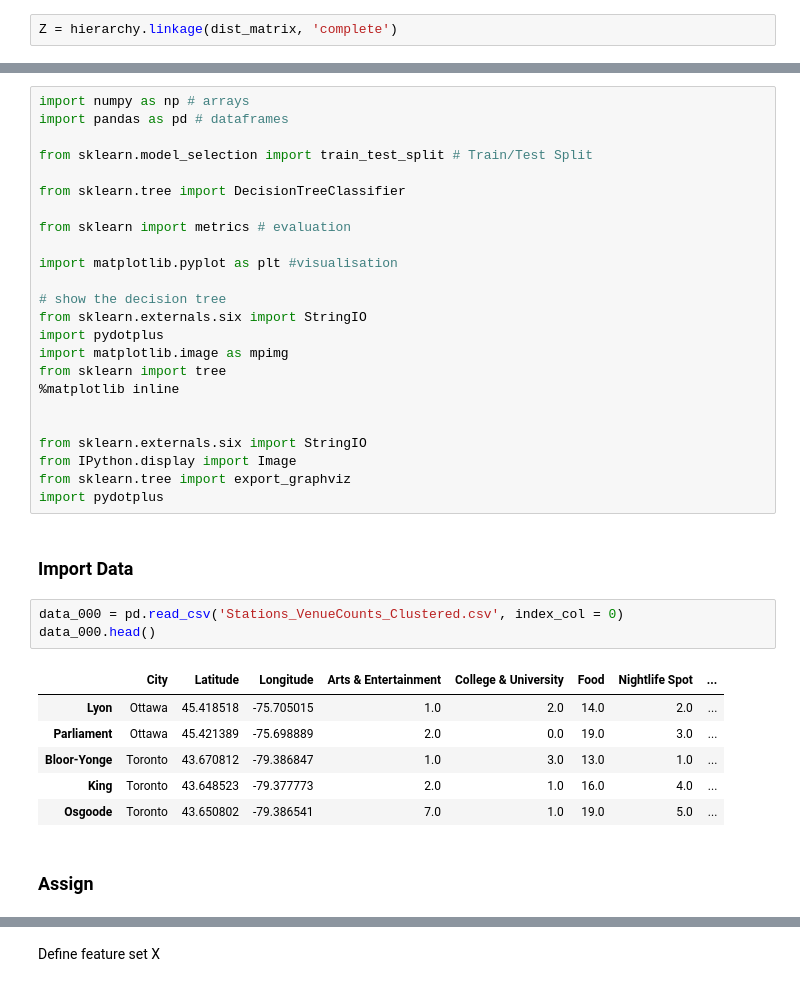
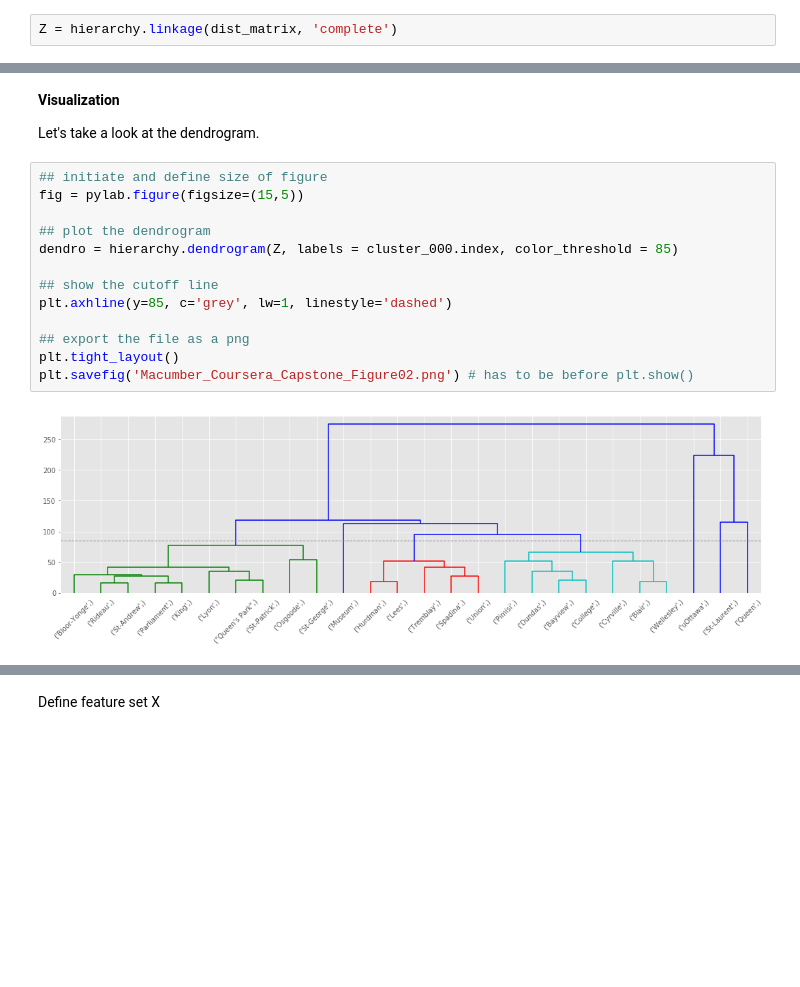
Before and after one commit to AMacumber/Coursera_Capstone, a Jupyter notebook: Macumber_Coursera_Capstone_Notebook.ipynb, the cells around one changed output, grey strips where cells are left out. Saved outputs shown, nothing was run; the diff lists cells and outputs as text; blank space fills up the shorter version.

```diff
--- a/Macumber_Coursera_Capstone_Notebook.ipynb
+++ b/Macumber_Coursera_Capstone_Notebook.ipynb
@@ -996,38 +780,19 @@ results_003.to_csv('Stations_VenueCounts_Clustered_Averaged.csv')
-# %%
-import numpy as np # arrays
-import pandas as pd # dataframes
-
-from sklearn.model_selection import train_test_split # Train/Test Split
-
-from sklearn.tree import DecisionTreeClassifier
-
-from sklearn import metrics # evaluation
-
-import matplotlib.pyplot as plt #visualisation
-
-# show the decision tree
-from sklearn.externals.six import StringIO
-import pydotplus
-import matplotlib.image as mpimg
-from sklearn import tree
-%matplotlib inline
-
-
-from sklearn.externals.six import StringIO
-from IPython.display import Image
-from sklearn.tree import export_graphviz
-import pydotplus
-# %% [markdown]
-### Import Data
-# %%
-data_000 = pd.read_csv('Stations_VenueCounts_Clustered.csv', index_col = 0)
-data_000.head()
-# %% [output]
-|  | City | Latitude | Longitude | Arts & Entertainment | College & University | Food | Nightlife Spot | ... |
-| Lyon | Ottawa | 45.418518 | -75.705015 | 1.0 | 2.0 | 14.0 | 2.0 | ... |
-| Parliament | Ottawa | 45.421389 | -75.698889 | 2.0 | 0.0 | 19.0 | 3.0 | ... |
-| Bloor-Yonge | Toronto | 43.670812 | -79.386847 | 1.0 | 3.0 | 13.0 | 1.0 | ... |
-| King | Toronto | 43.648523 | -79.377773 | 2.0 | 1.0 | 16.0 | 4.0 | ... |
-| Osgoode | Toronto | 43.650802 | -79.386541 | 7.0 | 1.0 | 19.0 | 5.0 | ... |
-# %% [markdown]
-### Assign
+# %% [markdown]
+**Visualization**
+
+Let's take a look at the dendrogram.
+# %%
+## initiate and define size of figure
+fig = pylab.figure(figsize=(15,5))
+
+## plot the dendrogram
+dendro = hierarchy.dendrogram(Z, labels = cluster_000.index, color_threshold = 85)
+
+## show the cutoff line
+plt.axhline(y=85, c='grey', lw=1, linestyle='dashed')
+
+## export the file as a png
+plt.tight_layout()
+plt.savefig('Macumber_Coursera_Capstone_Figure02.png') # has to be before plt.show()
+# %% [output]
+[figure, added]
```
Also changed, not shown: parts of 97 cells of this notebook, 9 other files.
